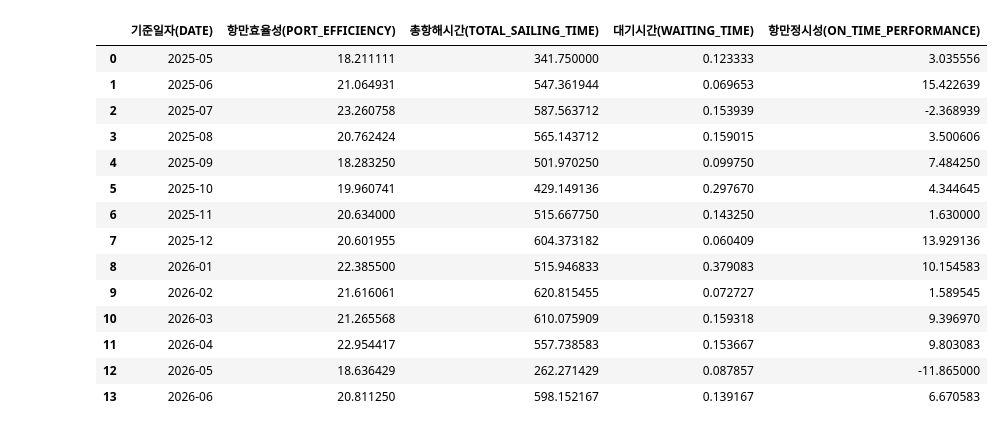
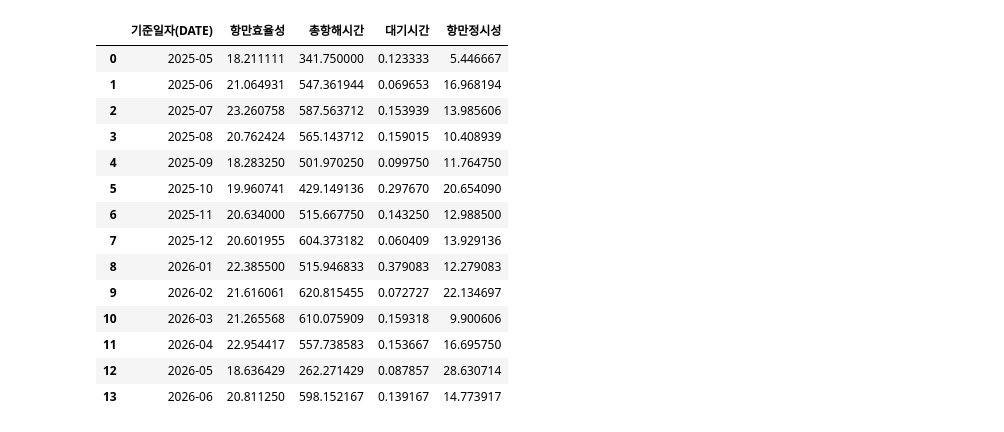
Before and after one commit to donghwa93/proj_session_2_tp3, a Jupyter notebook: analysis/analysis_kdh.ipynb, the cells around one changed output. Cells and saved outputs as stored; diff of their text form; code cells hidden in the pictures.

```diff
--- a/analysis/analysis_kdh.ipynb
+++ b/analysis/analysis_kdh.ipynb
@@ -81,0 +134,5 @@ dtype: int64
+# %%
+# 날짜 데이터 형식 변경
+df['기준일자(DATE)'] = pd.to_datetime(df['기준일자(DATE)'])
+
+df.info()
@@ -131,0 +265,5 @@ Freq: M, dtype: int64
+# %%
+# 종합 데이터와 항만별 데이터 구분.
+country_df = df[df['도착항코드(DEST_PORT_CODE)']!= 'KPLI']
+kpli_df = df[df['도착항코드(DEST_PORT_CODE)']== 'KPLI']
+country_df
@@ -322,65 +604,41 @@ kpli_mean_dmon_dt
 | 13 | 2026-06 | 18.488333 | 344.620000 | 0.140000 | 11.525000 |
 # %%
+country_mean_dp_day_dt = country_df.groupby([
+    '도착항코드(DEST_PORT_CODE)','기준일자(DATE)']).agg(
+    항만효율성=('항만효율성(PORT_EFFICIENCY)', 'mean'),
+    총항해시간=('총항해시간(TOTAL_SAILING_TIME)', 'mean'),
+    대기시간=('대기시간(WAITING_TIME)', 'mean'),
+    항만정시성=('항만정시성(ON_TIME_PERFORMANCE)', lambda x: x.abs().mean()),
+).reset_index()
 
-dest_mean_dp_day_dt = dest_port_df.groupby([
+country_mean_dp_mon_dt = country_mean_dp_day_dt.groupby([
     '도착항코드(DEST_PORT_CODE)',
-    pd.to_datetime(dest_port_df['기준일자(DATE)'])
-])[['항만효율성(PORT_EFFICIENCY)',
- '총항해시간(TOTAL_SAILING_TIME)',
- '대기시간(WAITING_TIME)',
- '항만정시성(ON_TIME_PERFORMANCE)']].mean()
+    pd.to_datetime(country_mean_dp_day_dt['기준일자(DATE)']).dt.to_period('M')
+])[['항만효율성',
+ '총항해시간',
+ '대기시간',
+ '항만정시성']].mean().reset_index()
 
-# 종합을 제외한 목정항(12개)의 일 평균
-dest_mean_dp_day_dt = dest_mean_dp_day_dt.reset_index()
-dest_mean_dp_day_dt
+country_mean_dmon_dt = country_mean_dp_mon_dt.groupby(['기준일자(DATE)']
+)[['항만효율성',
+ '총항해시간',
+ '대기시간',
+ '항만정시성']].mean().reset_index()
 
-
-
-
-dest_mean_dp_day_dt = dest_port_df.groupby([
-    '도착항코드(DEST_PORT_CODE)',
-    pd.to_datetime(dest_port_df['기준일자(DATE)'])
-])[['항만효율성(PORT_EFFICIENCY)',
- '총항해시간(TOTAL_SAILING_TIME)',
- '대기시간(WAITING_TIME)',
- '항만정시성(ON_TIME_PERFORMANCE)']].mean()
-
-dest_mean_dp_day_dt = dest_mean_dp_day_dt.reset_index()
-dest_mean_dp_day_dt
-
-
-dest_mean_dp_mon_dt = dest_mean_dp_day_dt.groupby([
-    '도착항코드(DEST_PORT_CODE)',
-    pd.to_datetime(dest_mean_dp_day_dt['기준일자(DATE)']).dt.to_period('M')
-])[['항만효율성(PORT_EFFICIENCY)',
- '총항해시간(TOTAL_SAILING_TIME)',
- '대기시간(WAITING_TIME)',
- '항만정시성(ON_TIME_PERFORMANCE)']].mean()
-
-dest_mean_dp_mon_dt = dest_mean_dp_mon_dt.reset_index()
-dest_mean_dp_mon_dt
-
-dest_mean_dmon_dt = dest_mean_dp_mon_dt.groupby(['기준일자(DATE)']
-)[['항만효율성(PORT_EFFICIENCY)',
- '총항해시간(TOTAL_SAILING_TIME)',
- '대기시간(WAITING_TIME)',
- '항만정시성(ON_TIME_PERFORMANCE)']].mean()
-
-dest_mean_dmon_dt = dest_mean_dmon_dt.reset_index()
-dest_mean_dmon_dt
+country_mean_dmon_dt
 # %% [output]
-|  | 기준일자(DATE) | 항만효율성(PORT_EFFICIENCY) | 총항해시간(TOTAL_SAILING_TIME) | 대기시간(WAITING_TIME) | 항만정시성(ON_TIME_PERFORMANCE) |
-| 0 | 2025-05 | 18.211111 | 341.750000 | 0.123333 | 3.035556 |
-| 1 | 2025-06 | 21.064931 | 547.361944 | 0.069653 | 15.422639 |
-| 2 | 2025-07 | 23.260758 | 587.563712 | 0.153939 | -2.368939 |
-| 3 | 2025-08 | 20.762424 | 565.143712 | 0.159015 | 3.500606 |
-| 4 | 2025-09 | 18.283250 | 501.970250 | 0.099750 | 7.484250 |
-| 5 | 2025-10 | 19.960741 | 429.149136 | 0.297670 | 4.344645 |
-| 6 | 2025-11 | 20.634000 | 515.667750 | 0.143250 | 1.630000 |
+|  | 기준일자(DATE) | 항만효율성 | 총항해시간 | 대기시간 | 항만정시성 |
+| 0 | 2025-05 | 18.211111 | 341.750000 | 0.123333 | 5.446667 |
+| 1 | 2025-06 | 21.064931 | 547.361944 | 0.069653 | 16.968194 |
+| 2 | 2025-07 | 23.260758 | 587.563712 | 0.153939 | 13.985606 |
+| 3 | 2025-08 | 20.762424 | 565.143712 | 0.159015 | 10.408939 |
+| 4 | 2025-09 | 18.283250 | 501.970250 | 0.099750 | 11.764750 |
+| 5 | 2025-10 | 19.960741 | 429.149136 | 0.297670 | 20.654090 |
+| 6 | 2025-11 | 20.634000 | 515.667750 | 0.143250 | 12.988500 |
 | 7 | 2025-12 | 20.601955 | 604.373182 | 0.060409 | 13.929136 |
-| 8 | 2026-01 | 22.385500 | 515.946833 | 0.379083 | 10.154583 |
-| 9 | 2026-02 | 21.616061 | 620.815455 | 0.072727 | 1.589545 |
-| 10 | 2026-03 | 21.265568 | 610.075909 | 0.159318 | 9.396970 |
-| 11 | 2026-04 | 22.954417 | 557.738583 | 0.153667 | 9.803083 |
-| 12 | 2026-05 | 18.636429 | 262.271429 | 0.087857 | -11.865000 |
-| 13 | 2026-06 | 20.811250 | 598.152167 | 0.139167 | 6.670583 |
+| 8 | 2026-01 | 22.385500 | 515.946833 | 0.379083 | 12.279083 |
+| 9 | 2026-02 | 21.616061 | 620.815455 | 0.072727 | 22.134697 |
+| 10 | 2026-03 | 21.265568 | 610.075909 | 0.159318 | 9.900606 |
+| 11 | 2026-04 | 22.954417 | 557.738583 | 0.153667 | 16.695750 |
+| 12 | 2026-05 | 18.636429 | 262.271429 | 0.087857 | 28.630714 |
+| 13 | 2026-06 | 20.811250 | 598.152167 | 0.139167 | 14.773917 |
```
Also changed, not shown: parts of 60 cells of this notebook.
